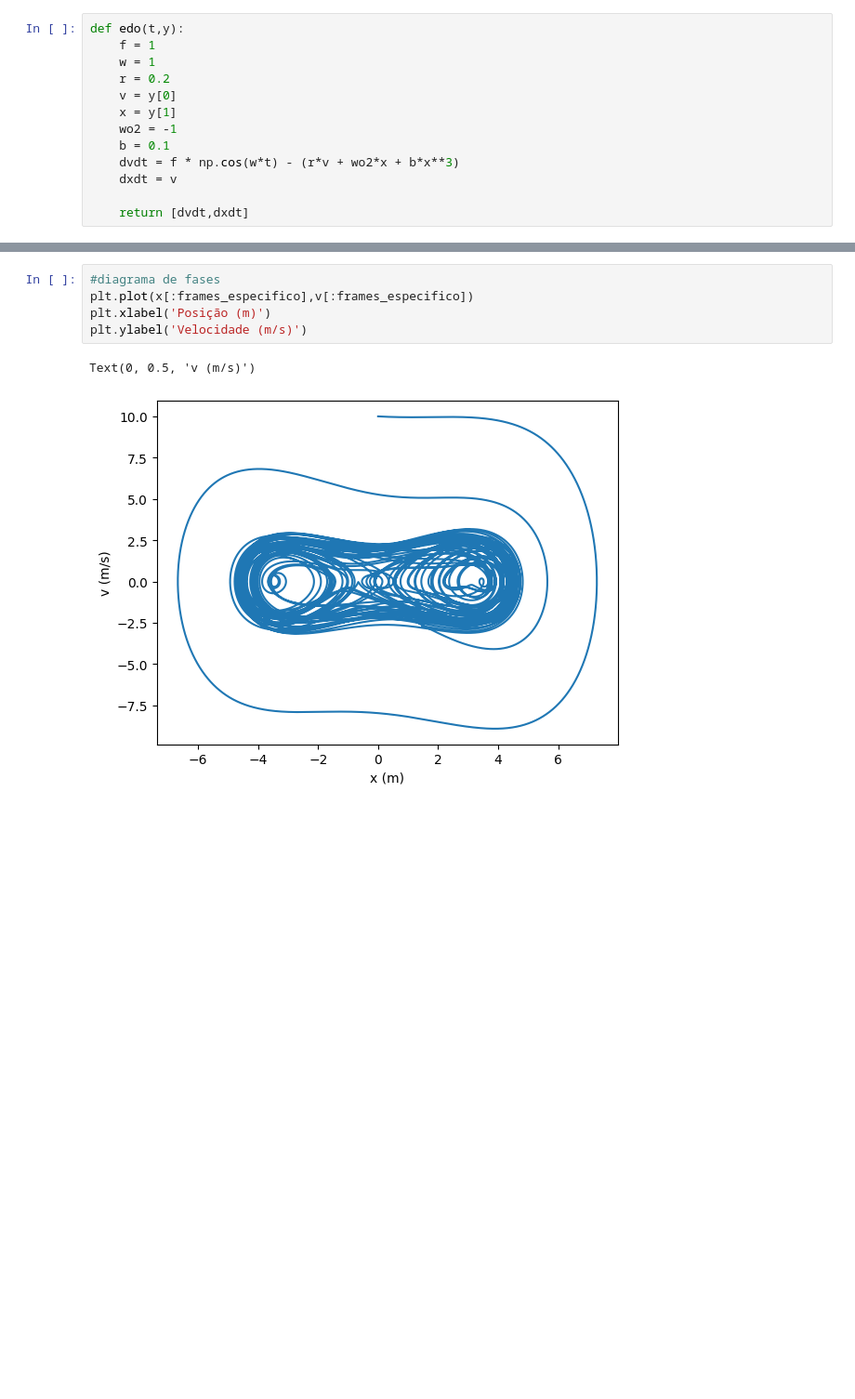
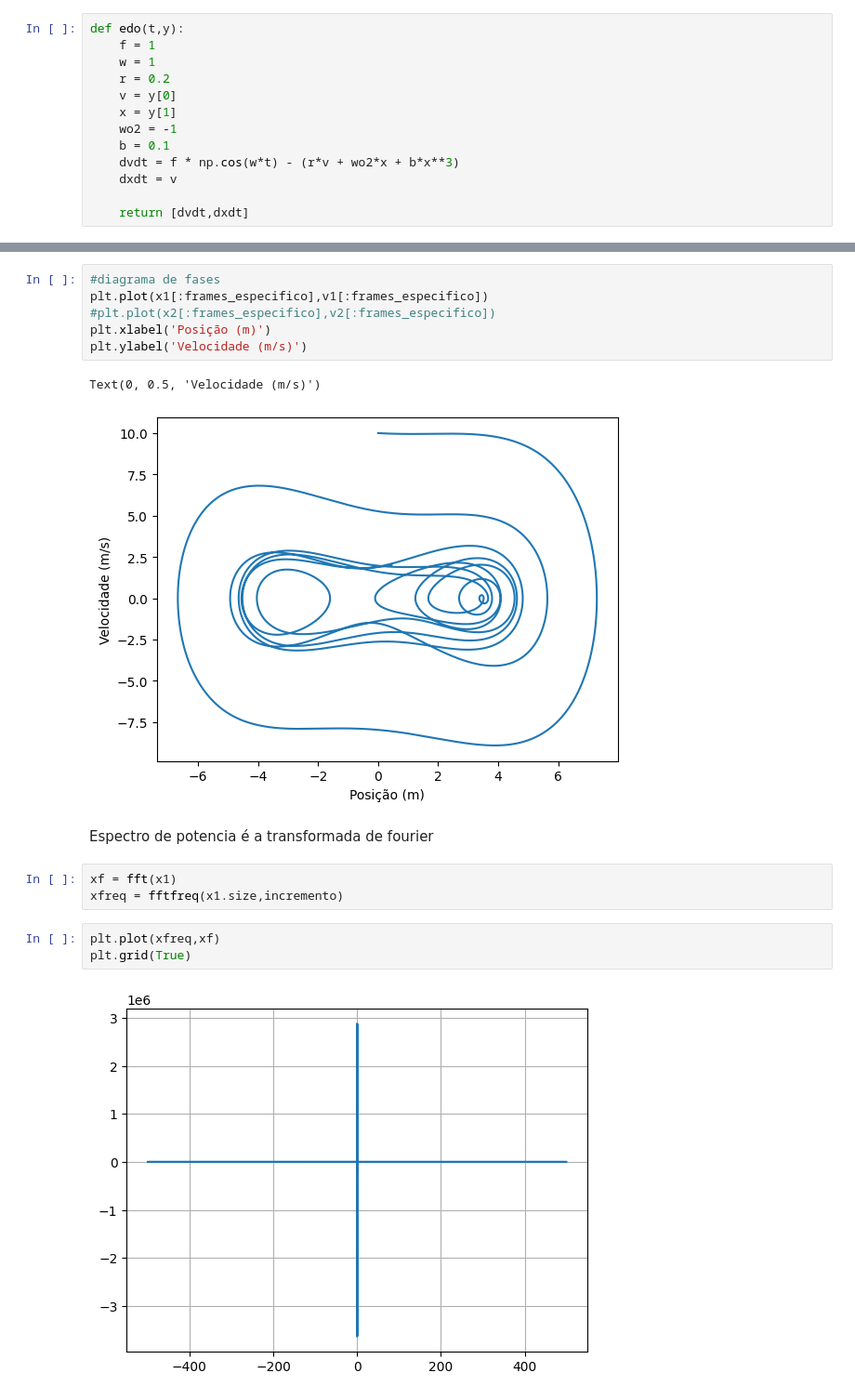
Before and after one commit to mickpires/Duffing-oscilator, a Jupyter notebook: duffing.ipynb, the cells around one changed output, grey strips where cells are left out. Shown at 93% size. Saved outputs shown, nothing was run; the diff lists cells and outputs as text; blank space fills up the shorter version.

Commit message:
Coloquei a minha tentativa de obtenção do espectro de potencias

```diff
--- a/duffing.ipynb
+++ b/duffing.ipynb
@@ -71,8 +82,19 @@ Text(0.5, 1.0, 'Seção de Poincaré')
 # %%
 #diagrama de fases
-plt.plot(x[:frames_especifico],v[:frames_especifico])
+plt.plot(x1[:frames_especifico],v1[:frames_especifico])
+#plt.plot(x2[:frames_especifico],v2[:frames_especifico])
 plt.xlabel('Posição (m)')
 plt.ylabel('Velocidade (m/s)')
 # %% [output]
-Text(0, 0.5, 'v (m/s)')
+Text(0, 0.5, 'Velocidade (m/s)')
-[figure, old version]
+[figure, new version]
+# %% [markdown]
+Espectro de potencia é a transformada de fourier
+# %%
+xf = fft(x1)
+xfreq = fftfreq(x1.size,incremento)
+# %%
+plt.plot(xfreq,xf)
+plt.grid(True)
+# %% [output]
+[figure, added]
```
Also changed, not shown: parts of 6 cells of this notebook.
